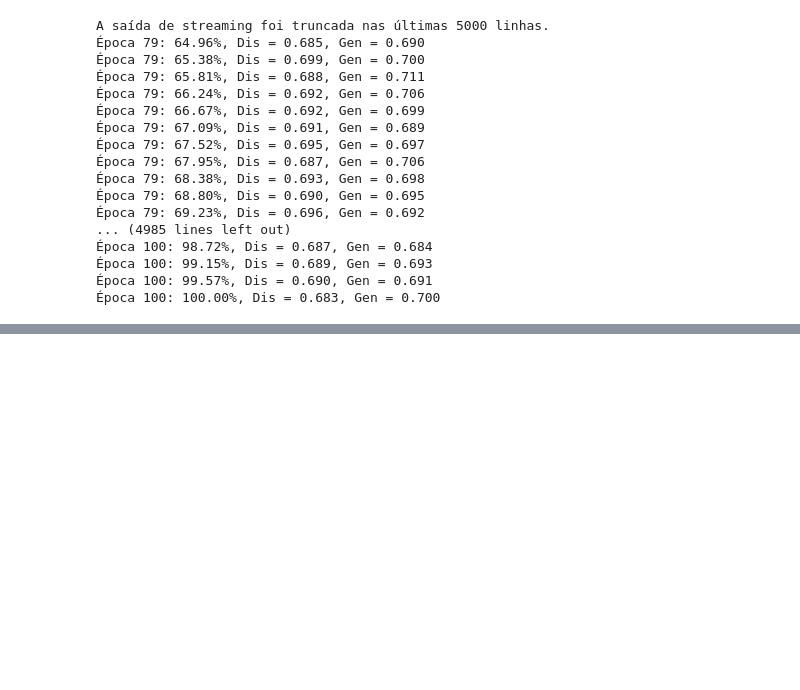
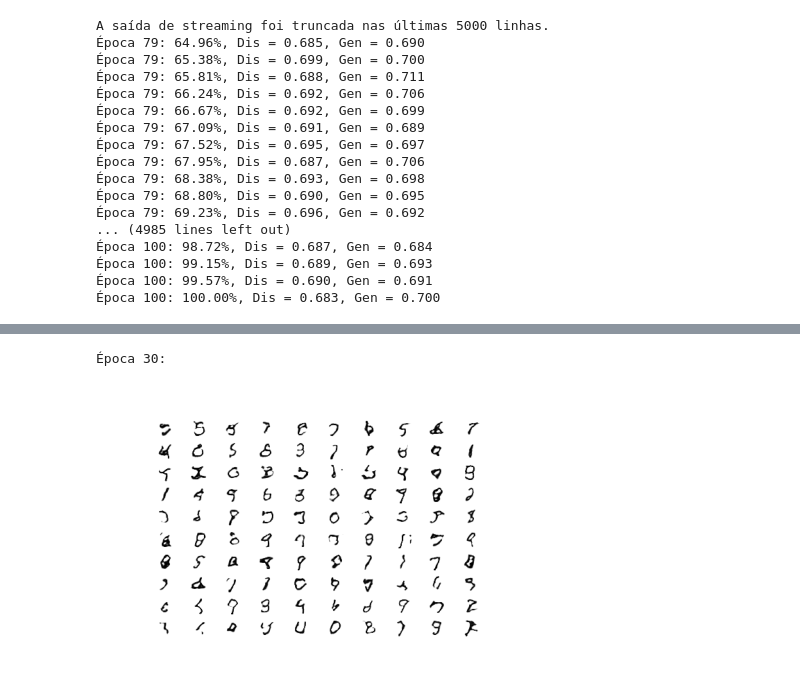
Before and after one commit to CeHaga/mnist-gan, a Jupyter notebook: Mnist_Gan.ipynb, the cells around one changed output, grey strips where cells are left out. Cells and saved outputs as stored; diff of their text form; code cells hidden in the pictures; blank space fills up the shorter version.

```diff
--- a/Mnist_Gan.ipynb
+++ b/Mnist_Gan.ipynb
@@ -352,0 +371,6 @@ A saída de streaming foi truncada nas últimas 5000 linhas.
+# %%
+print('Época 30:\n')
+Image(images[2])
+# %% [output]
+Época 30:
+[figure, added]
```
Also changed, not shown: parts of 11 cells of this notebook.
